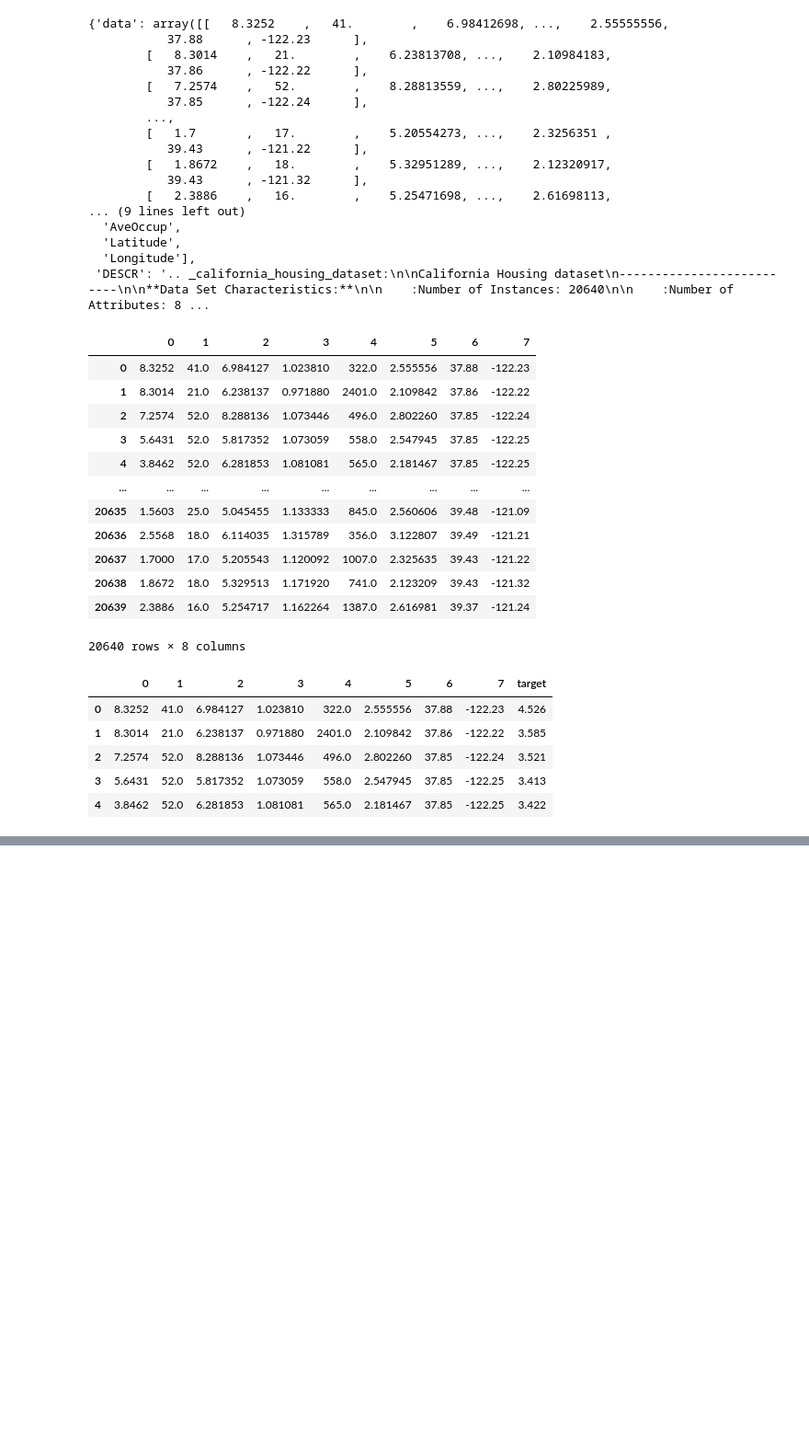
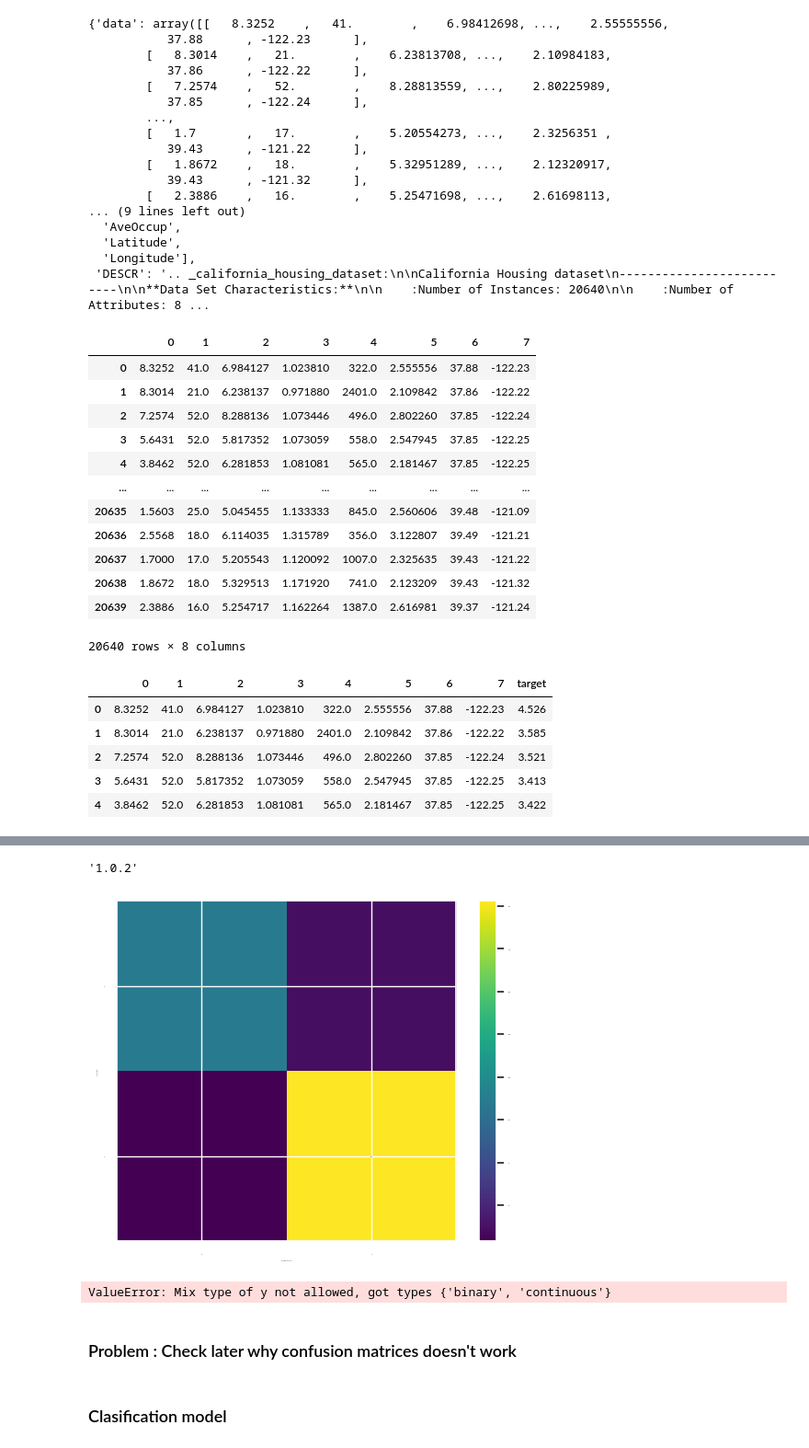
Before and after one commit to Bianchi446/machineLearning-Python, a Jupyter notebook: sample-project/section-2-data-science/Introduction-to-scikit-learn.ipynb, the cells around one changed output, grey strips where cells are left out. Shown: that part at 92% size. Saved outputs shown, nothing was run; the diff lists cells and outputs as text; code cells hidden in the pictures; blank space fills up the shorter version.

Commit message:
evaluating models

```diff
--- a/sample-project/section-2-data-science/Introduction-to-scikit-learn.ipynb
+++ b/sample-project/section-2-data-science/Introduction-to-scikit-learn.ipynb
@@ -614,0 +787,15 @@ model.score(X_test, Y_test)
+# %%
+# Import cross_val_score from the model_selection module
+from sklearn.model_selection import cross_val_score
+from sklearn.ensemble import RandomForestClassifier
+
+np.random.seed(42)
+
+X = heart_disease.drop("target", axis=1)
+y = heart_disease["target"]
+
+X_train, X_test, y_train, y_test = train_test_split(X, y, test_size=0.2)
+
+clf = RandomForestClassifier()
+clf.fit(X_train, y_train)
+clf.score(X_test, y_test)
@@ -614,0 +867,31 @@ model.score(X_test, Y_test)
+# %%
+# make the confusion matrix more visual with seaborn()
+
+import seaborn as sns
+
+sns.set(font_scale=0.1)
+
+conf_matrix = confusion_matrix(y_test, y_preds)
+
+sns.heatmap(conf_matrix)
+# %%
+import sklearn
+
+sklearn.__version__
+# %% [output]
+'1.0.2'
+# %%
+from sklearn.metrics import ConfusionMatrixDisplay
+
+ConfusionMatrixDisplay.from_estimator(estimator=clf, X=X, y=y);
+# %% [output]
+[figure, added]
+# %%
+ConfusionMatrixDisplay.from_predictions(y_true=y_test,
+                                        y_pred=y_preds);
+# %% [output]
+ValueError: Mix type of y not allowed, got types {'binary', 'continuous'}
+# %% [markdown]
+###  Problem  : Check later why confusion matrices doesn't work
+# %% [markdown]
+### Clasification model
```
Also changed, not shown: parts of 130 cells of this notebook, 2 other files.
